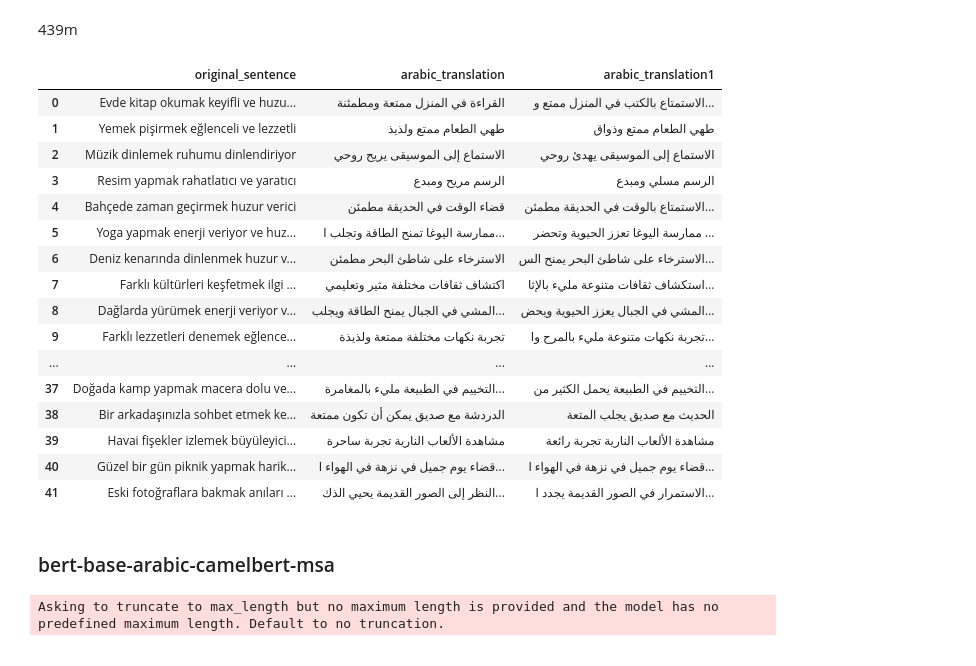
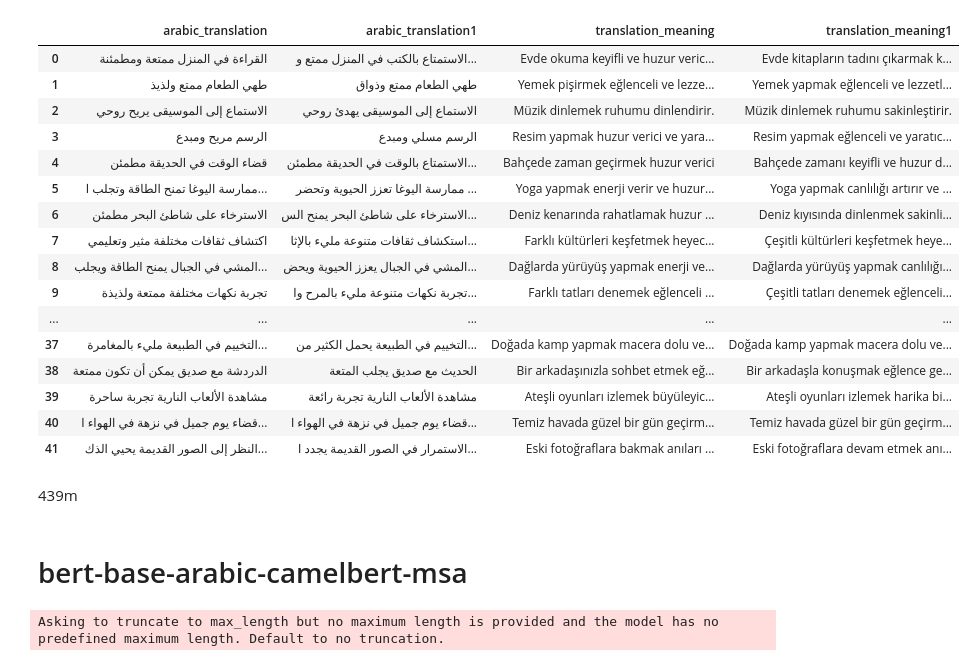
Before and after one commit to kadirculha/ArabicSimilarity, a Jupyter notebook: model_use.ipynb, the cells around one changed output. Drawn from its saved outputs; the diff is of its cells as text; code cells hidden in the pictures.

```diff
--- a/model_use.ipynb
+++ b/model_use.ipynb
@@ -7,27 +5,29 @@ cfg = Configurator(json_file_path="sentence_50.json")
+# %%
+pd.set_option('display.max_colwidth', None)
+
+cfg = Configurator(json_file_path="sentences.json")
+df = pd.DataFrame(cfg.data["sentences"])
+df.head()
+# %% [output]
+|  | arabic_translation | arabic_translation1 | translation_meaning | translation_meaning1 |
+| 0 | القراءة في المنزل ممتعة ومطمئنة | الاستمتاع بالكتب في المنزل ممتع و... | Evde okuma keyifli ve huzur veric... | Evde kitapların tadını çıkarmak k... |
+| 1 | طهي الطعام ممتع ولذيذ | طهي الطعام ممتع وذواق | Yemek pişirmek eğlenceli ve lezze... | Yemek yapmak eğlenceli ve lezzetl... |
+| 2 | الاستماع إلى الموسيقى يريح روحي | الاستماع إلى الموسيقى يهدئ روحي | Müzik dinlemek ruhumu dinlendirir. | Müzik dinlemek ruhumu sakinleştirir. |
+| 3 | الرسم مريح ومبدع | الرسم مسلي ومبدع | Resim yapmak huzur verici ve yara... | Resim yapmak eğlenceli ve yaratıc... |
+| 4 | قضاء الوقت في الحديقة مطمئن | الاستمتاع بالوقت في الحديقة مطمئن... | Bahçede zaman geçirmek huzur verici | Bahçede zamanı keyifli ve huzur d... |
+| 5 | ممارسة اليوغا تمنح الطاقة وتجلب ا... | ممارسة اليوغا تعزز الحيوية وتحضر ... | Yoga yapmak enerji verir ve huzur... | Yoga yapmak canlılığı artırır ve ... |
+| 6 | الاسترخاء على شاطئ البحر مطمئن | الاسترخاء على شاطئ البحر يمنح الس... | Deniz kenarında rahatlamak huzur ... | Deniz kıyısında dinlenmek sakinli... |
+| 7 | اكتشاف ثقافات مختلفة مثير وتعليمي | استكشاف ثقافات متنوعة مليء بالإثا... | Farklı kültürleri keşfetmek heyec... | Çeşitli kültürleri keşfetmek heye... |
+| 8 | المشي في الجبال يمنح الطاقة ويجلب... | المشي في الجبال يعزز الحيوية ويحض... | Dağlarda yürüyüş yapmak enerji ve... | Dağlarda yürüyüş yapmak canlılığı... |
+| 9 | تجربة نكهات مختلفة ممتعة ولذيذة | تجربة نكهات متنوعة مليء بالمرح وا... | Farklı tatları denemek eğlenceli ... | Çeşitli tatları denemek eğlenceli... |
+| ... | ... | ... | ... | ... |
+| 37 | التخييم في الطبيعة مليء بالمغامرة... | التخييم في الطبيعة يحمل الكثير من... | Doğada kamp yapmak macera dolu ve... | Doğada kamp yapmak macera dolu ve... |
+| 38 | الدردشة مع صديق يمكن أن تكون ممتعة | الحديث مع صديق يجلب المتعة | Bir arkadaşınızla sohbet etmek eğ... | Bir arkadaşla konuşmak eğlence ge... |
+| 39 | مشاهدة الألعاب النارية تجربة ساحرة | مشاهدة الألعاب النارية تجربة رائعة | Ateşli oyunları izlemek büyüleyic... | Ateşli oyunları izlemek harika bi... |
+| 40 | قضاء يوم جميل في نزهة في الهواء ا... | قضاء يوم جميل في نزهة في الهواء ا... | Temiz havada güzel bir gün geçirm... | Temiz havada güzel bir gün geçirm... |
+| 41 | النظر إلى الصور القديمة يحيي الذك... | الاستمرار في الصور القديمة يجدد ا... | Eski fotoğraflara bakmak anıları ... | Eski fotoğraflara devam etmek anı... |
 # %% [markdown]
 439m
-# %%
-pd.set_option('display.max_colwidth', None)
-df = pd.DataFrame(cfg.data["sentences"])
-df
-# %% [output]
-|  | original_sentence | arabic_translation | arabic_translation1 |
-| 0 | Evde kitap okumak keyifli ve huzu... | القراءة في المنزل ممتعة ومطمئنة | الاستمتاع بالكتب في المنزل ممتع و... |
-| 1 | Yemek pişirmek eğlenceli ve lezzetli | طهي الطعام ممتع ولذيذ | طهي الطعام ممتع وذواق |
-| 2 | Müzik dinlemek ruhumu dinlendiriyor | الاستماع إلى الموسيقى يريح روحي | الاستماع إلى الموسيقى يهدئ روحي |
-| 3 | Resim yapmak rahatlatıcı ve yaratıcı | الرسم مريح ومبدع | الرسم مسلي ومبدع |
-| 4 | Bahçede zaman geçirmek huzur verici | قضاء الوقت في الحديقة مطمئن | الاستمتاع بالوقت في الحديقة مطمئن... |
-| 5 | Yoga yapmak enerji veriyor ve huz... | ممارسة اليوغا تمنح الطاقة وتجلب ا... | ممارسة اليوغا تعزز الحيوية وتحضر ... |
-| 6 | Deniz kenarında dinlenmek huzur v... | الاسترخاء على شاطئ البحر مطمئن | الاسترخاء على شاطئ البحر يمنح الس... |
-| 7 | Farklı kültürleri keşfetmek ilgi ... | اكتشاف ثقافات مختلفة مثير وتعليمي | استكشاف ثقافات متنوعة مليء بالإثا... |
-| 8 | Dağlarda yürümek enerji veriyor v... | المشي في الجبال يمنح الطاقة ويجلب... | المشي في الجبال يعزز الحيوية ويحض... |
-| 9 | Farklı lezzetleri denemek eğlence... | تجربة نكهات مختلفة ممتعة ولذيذة | تجربة نكهات متنوعة مليء بالمرح وا... |
-| ... | ... | ... | ... |
-| 37 | Doğada kamp yapmak macera dolu ve... | التخييم في الطبيعة مليء بالمغامرة... | التخييم في الطبيعة يحمل الكثير من... |
-| 38 | Bir arkadaşınızla sohbet etmek ke... | الدردشة مع صديق يمكن أن تكون ممتعة | الحديث مع صديق يجلب المتعة |
-| 39 | Havai fişekler izlemek büyüleyici... | مشاهدة الألعاب النارية تجربة ساحرة | مشاهدة الألعاب النارية تجربة رائعة |
-| 40 | Güzel bir gün piknik yapmak harik... | قضاء يوم جميل في نزهة في الهواء ا... | قضاء يوم جميل في نزهة في الهواء ا... |
-| 41 | Eski fotoğraflara bakmak anıları ... | النظر إلى الصور القديمة يحيي الذك... | الاستمرار في الصور القديمة يجدد ا... |
 # %% [markdown]
-### bert-base-arabic-camelbert-msa
+# bert-base-arabic-camelbert-msa
 # %%
```
Also changed, not shown: parts of 40 cells of this notebook, 4 other files.
